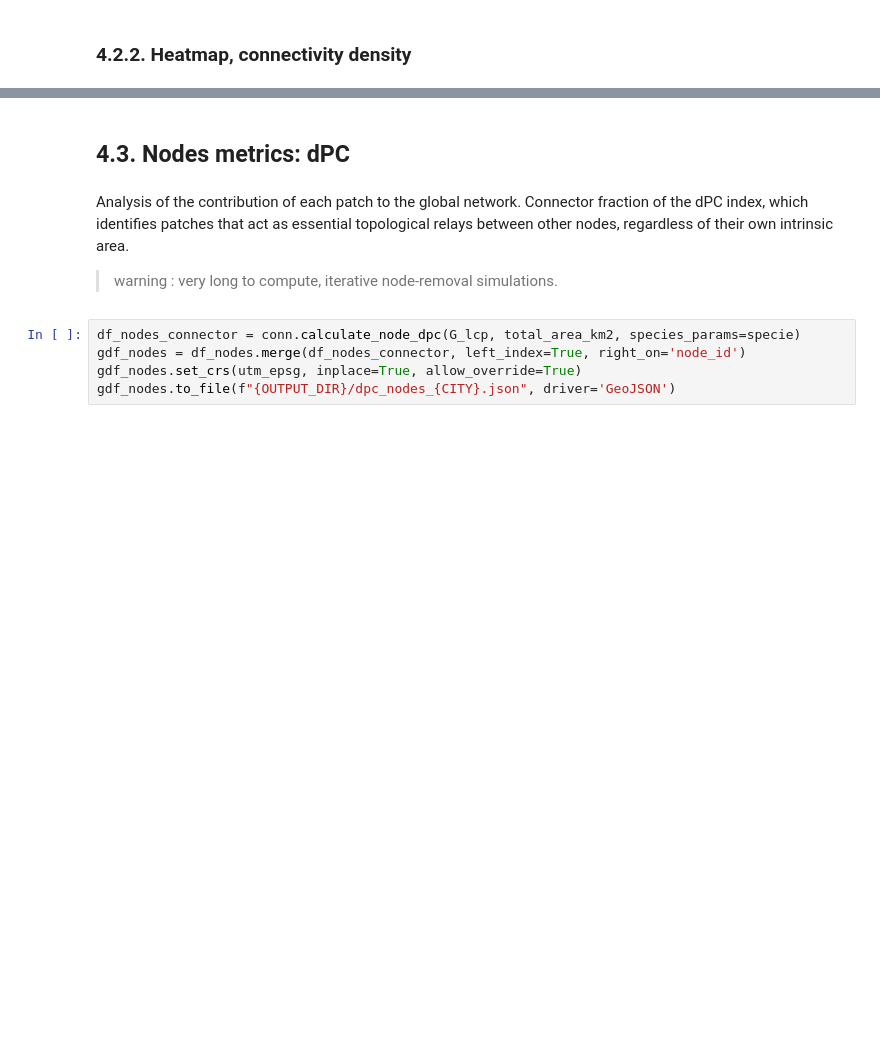
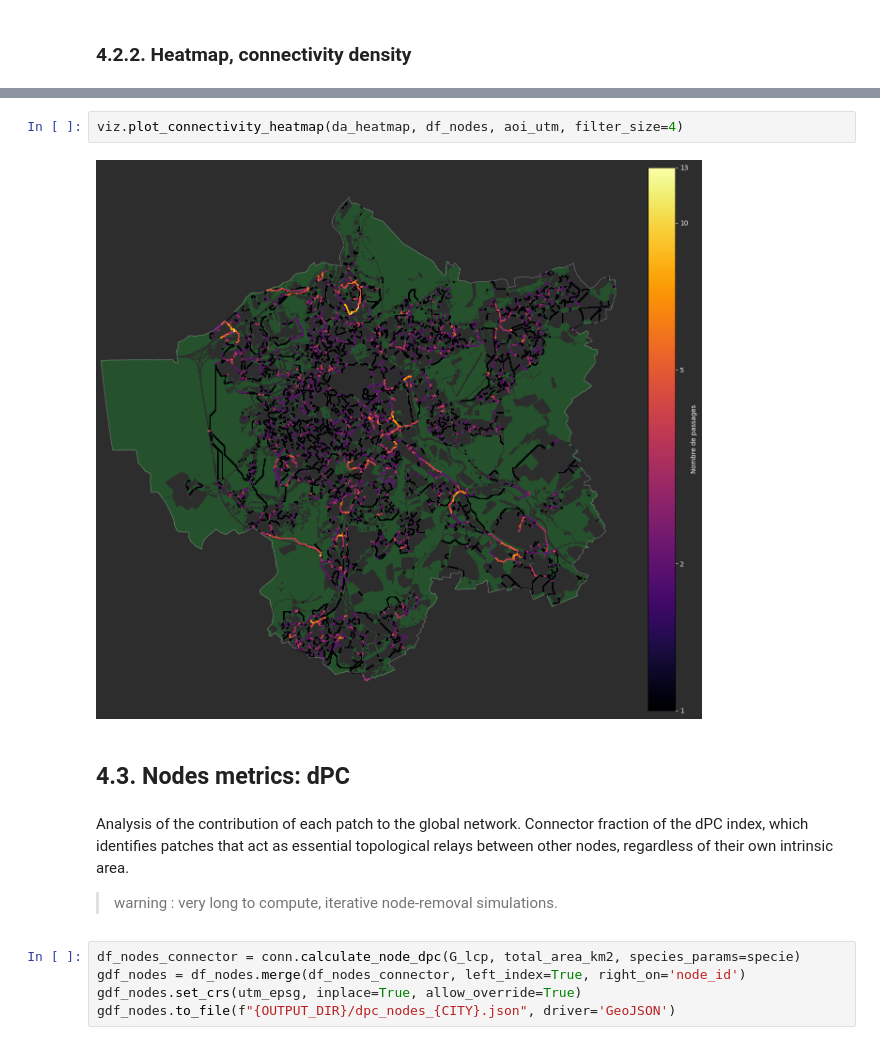
Before and after one commit to marion-billy/urbiverde_ivb, a Jupyter notebook: corridor_project/nancy_prod.ipynb, the cells around one changed output, grey strips where cells are left out. Drawn from its saved outputs; the diff is of its cells as text; blank space fills up the shorter version.

```diff
--- a/corridor_project/nancy_prod.ipynb
+++ b/corridor_project/nancy_prod.ipynb
@@ -338,3 +243,7 @@ plt.show()
+# %%
+viz.plot_connectivity_heatmap(da_heatmap, df_nodes, aoi_utm, filter_size=4)
+# %% [output]
+[figure, added]
 # %% [markdown]
 ## 4.3. Nodes metrics: dPC
 # %% [markdown]
```
Also changed, not shown: parts of 22 cells of this notebook.
